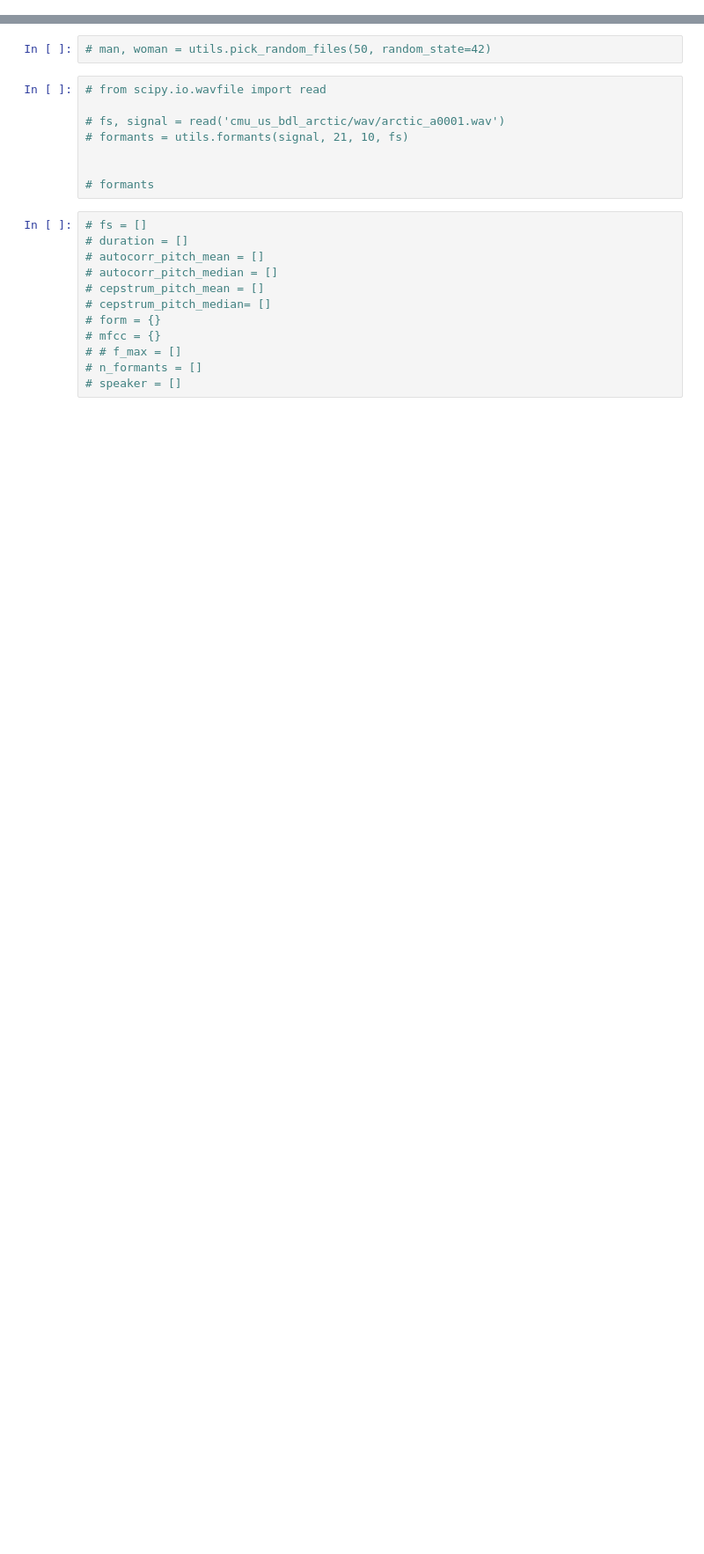
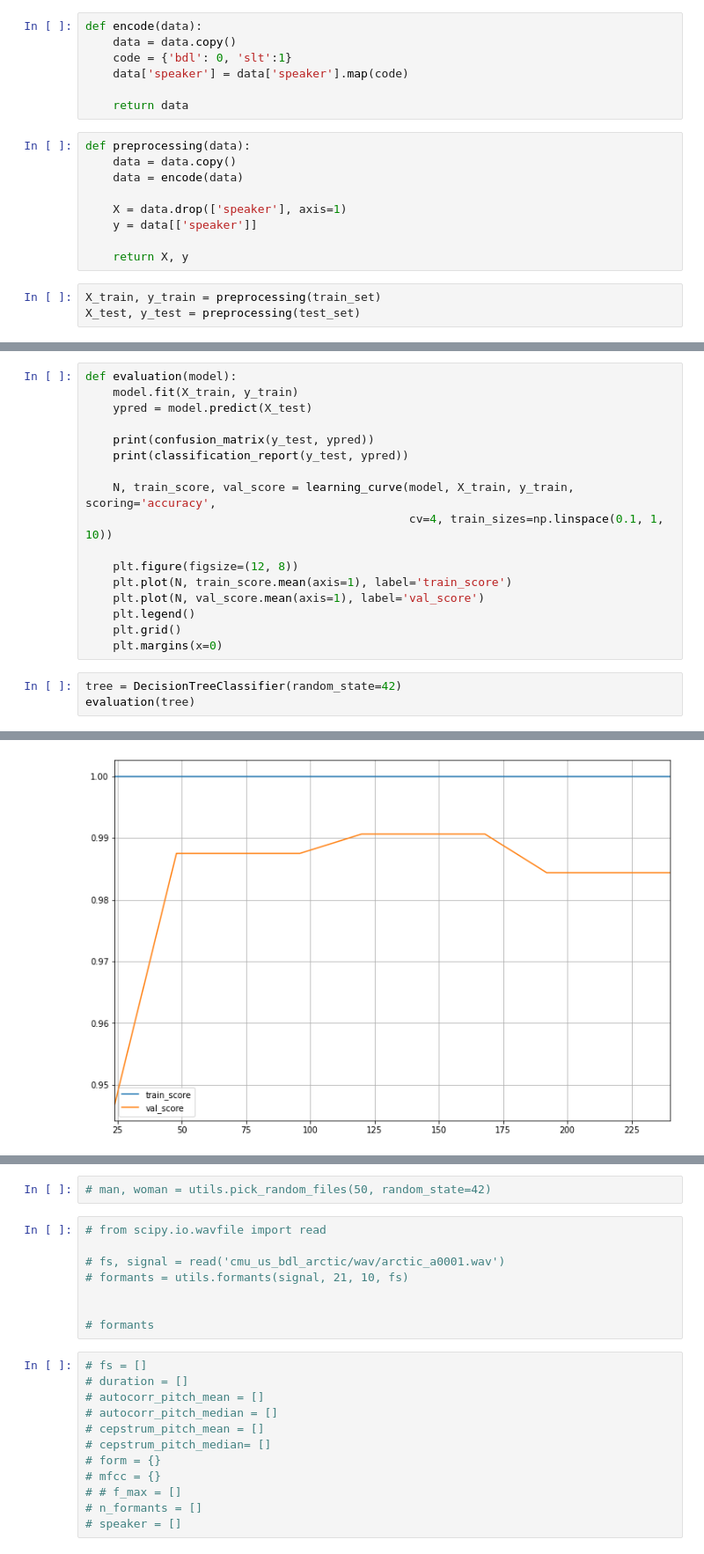
Before and after one commit to lionelGoffaux/signal-project, a Jupyter notebook: create dataset.ipynb, the cells around one changed output, grey strips where cells are left out. Shown at 88% size. Drawn from its saved outputs; the diff is of its cells as text; blank space fills up the shorter version.

```diff
--- a/create dataset.ipynb
+++ b/create dataset.ipynb
@@ -30,0 +39,19 @@ df = utils.build_dataset(wav_number=, random_sate=42)
+# %%
+def encode(data):
+    data = data.copy()
+    code = {'bdl': 0, 'slt':1}
+    data['speaker'] = data['speaker'].map(code)
+
+    return data
+# %%
+def preprocessing(data):
+    data = data.copy()
+    data = encode(data)
+
+    X = data.drop(['speaker'], axis=1)
+    y = data[['speaker']]
+
+    return X, y
+# %%
+X_train, y_train = preprocessing(train_set)
+X_test, y_test = preprocessing(test_set)
@@ -30,0 +62,21 @@ df = utils.build_dataset(wav_number=, random_sate=42)
+# %%
+def evaluation(model):
+    model.fit(X_train, y_train)
+    ypred = model.predict(X_test)
+
+    print(confusion_matrix(y_test, ypred))
+    print(classification_report(y_test, ypred))
+
+    N, train_score, val_score = learning_curve(model, X_train, y_train, scoring='accuracy',
+                                               cv=4, train_sizes=np.linspace(0.1, 1, 10))
+
+    plt.figure(figsize=(12, 8))
+    plt.plot(N, train_score.mean(axis=1), label='train_score')
+    plt.plot(N, val_score.mean(axis=1), label='val_score')
+    plt.legend()
+    plt.grid()
+    plt.margins(x=0)
+# %%
+tree = DecisionTreeClassifier(random_state=42)
+evaluation(tree)
+# %% [output]
@@ -30,0 +93 @@ df = utils.build_dataset(wav_number=, random_sate=42)
+[figure, added]
```
Also changed, not shown: parts of 16 cells of this notebook, 2 other files.
